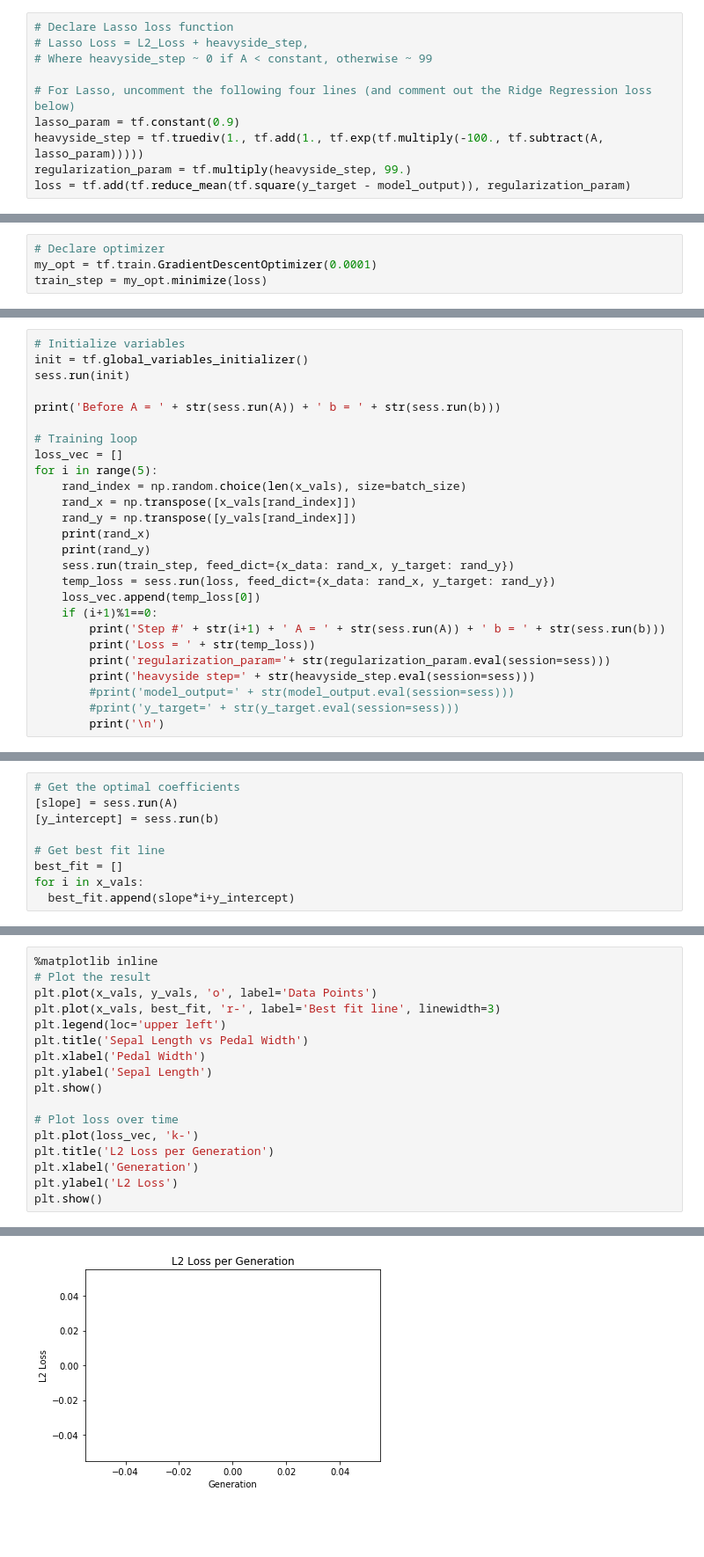
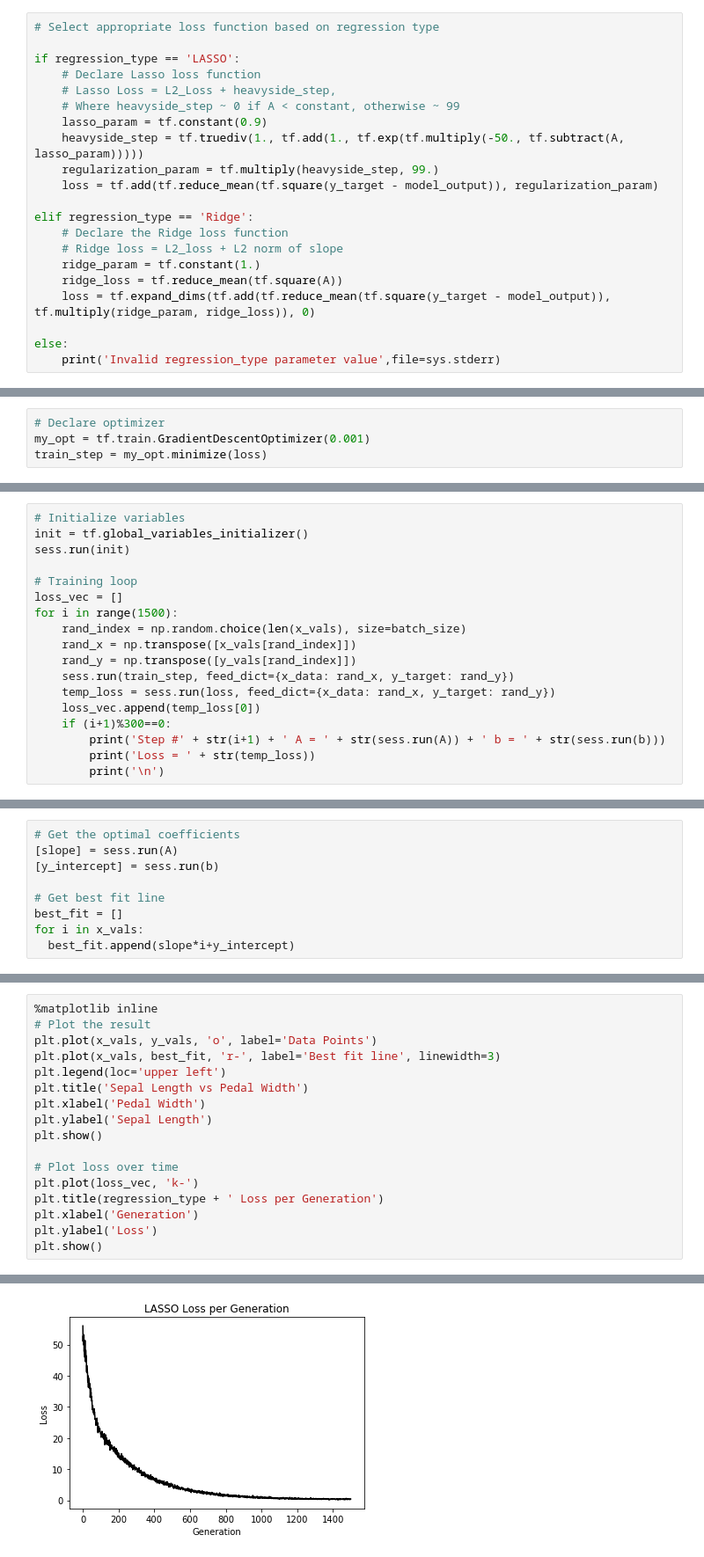
Before and after one commit to nfmcclure/tensorflow_cookbook, a Jupyter notebook: 03_Linear_Regression/06_Implementing_Lasso_and_Ridge_Regression/06_lasso_and_ridge_regression.ipynb, the cells around one changed output, grey strips where cells are left out. Shown at 88% size. Cells and saved outputs as stored; diff of their text form; blank space fills up the shorter version.

```diff
--- a/03_Linear_Regression/06_Implementing_Lasso_and_Ridge_Regression/06_lasso_and_ridge_regression.ipynb
+++ b/03_Linear_Regression/06_Implementing_Lasso_and_Ridge_Regression/06_lasso_and_ridge_regression.ipynb
@@ -50,10 +54,21 @@ model_output = tf.add(tf.matmul(x_data, A), b)
 # %%
-# Declare Lasso loss function
-# Lasso Loss = L2_Loss + heavyside_step,
-# Where heavyside_step ~ 0 if A < constant, otherwise ~ 99
+# Select appropriate loss function based on regression type
 
-# For Lasso, uncomment the following four lines (and comment out the Ridge Regression loss below)
-lasso_param = tf.constant(0.9)
-heavyside_step = tf.truediv(1., tf.add(1., tf.exp(tf.multiply(-100., tf.subtract(A, lasso_param)))))
-regularization_param = tf.multiply(heavyside_step, 99.)
-loss = tf.add(tf.reduce_mean(tf.square(y_target - model_output)), regularization_param)
+if regression_type == 'LASSO':
+    # Declare Lasso loss function
+    # Lasso Loss = L2_Loss + heavyside_step,
+    # Where heavyside_step ~ 0 if A < constant, otherwise ~ 99
+    lasso_param = tf.constant(0.9)
+    heavyside_step = tf.truediv(1., tf.add(1., tf.exp(tf.multiply(-50., tf.subtract(A, lasso_param)))))
+    regularization_param = tf.multiply(heavyside_step, 99.)
+    loss = tf.add(tf.reduce_mean(tf.square(y_target - model_output)), regularization_param)
+
+elif regression_type == 'Ridge':
+    # Declare the Ridge loss function
+    # Ridge loss = L2_loss + L2 norm of slope
+    ridge_param = tf.constant(1.)
+    ridge_loss = tf.reduce_mean(tf.square(A))
+    loss = tf.expand_dims(tf.add(tf.reduce_mean(tf.square(y_target - model_output)), tf.multiply(ridge_param, ridge_loss)), 0)
+
+else:
+    print('Invalid regression_type parameter value',file=sys.stderr)
@@ -72,6 +77,6 @@ loss = tf.add(tf.reduce_mean(tf.square(y_target - model_output)), regularization
 # %%
 # Declare optimizer
-my_opt = tf.train.GradientDescentOptimizer(0.0001)
+my_opt = tf.train.GradientDescentOptimizer(0.001)
 train_step = my_opt.minimize(loss)
 # %% [markdown]
 ## Run regression
@@ -80,25 +85,17 @@ train_step = my_opt.minimize(loss)
 init = tf.global_variables_initializer()
 sess.run(init)
 
-print('Before A = ' + str(sess.run(A)) + ' b = ' + str(sess.run(b)))
-
 # Training loop
 loss_vec = []
-for i in range(5):
+for i in range(1500):
     rand_index = np.random.choice(len(x_vals), size=batch_size)
     rand_x = np.transpose([x_vals[rand_index]])
     rand_y = np.transpose([y_vals[rand_index]])
-    print(rand_x)
-    print(rand_y)
     sess.run(train_step, feed_dict={x_data: rand_x, y_target: rand_y})
     temp_loss = sess.run(loss, feed_dict={x_data: rand_x, y_target: rand_y})
     loss_vec.append(temp_loss[0])
-    if (i+1)%1==0:
+    if (i+1)%300==0:
         print('Step #' + str(i+1) + ' A = ' + str(sess.run(A)) + ' b = ' + str(sess.run(b)))
         print('Loss = ' + str(temp_loss))
-        print('regularization_param='+ str(regularization_param.eval(session=sess)))
-        print('heavyside step=' + str(heavyside_step.eval(session=sess)))
-        #print('model_output=' + str(model_output.eval(session=sess)))
-        #print('y_target=' + str(y_target.eval(session=sess)))
         print('\n')
 # %% [output]
@@ -141,8 +143,8 @@ plt.show()
 
 # Plot loss over time
 plt.plot(loss_vec, 'k-')
-plt.title('L2 Loss per Generation')
+plt.title(regression_type + ' Loss per Generation')
 plt.xlabel('Generation')
-plt.ylabel('L2 Loss')
+plt.ylabel('Loss')
 plt.show()
 # %% [output]
@@ -150 +152 @@ plt.show()
-[figure, old version]
+[figure, new version]
```
Also changed, not shown: parts of 14 cells of this notebook.
